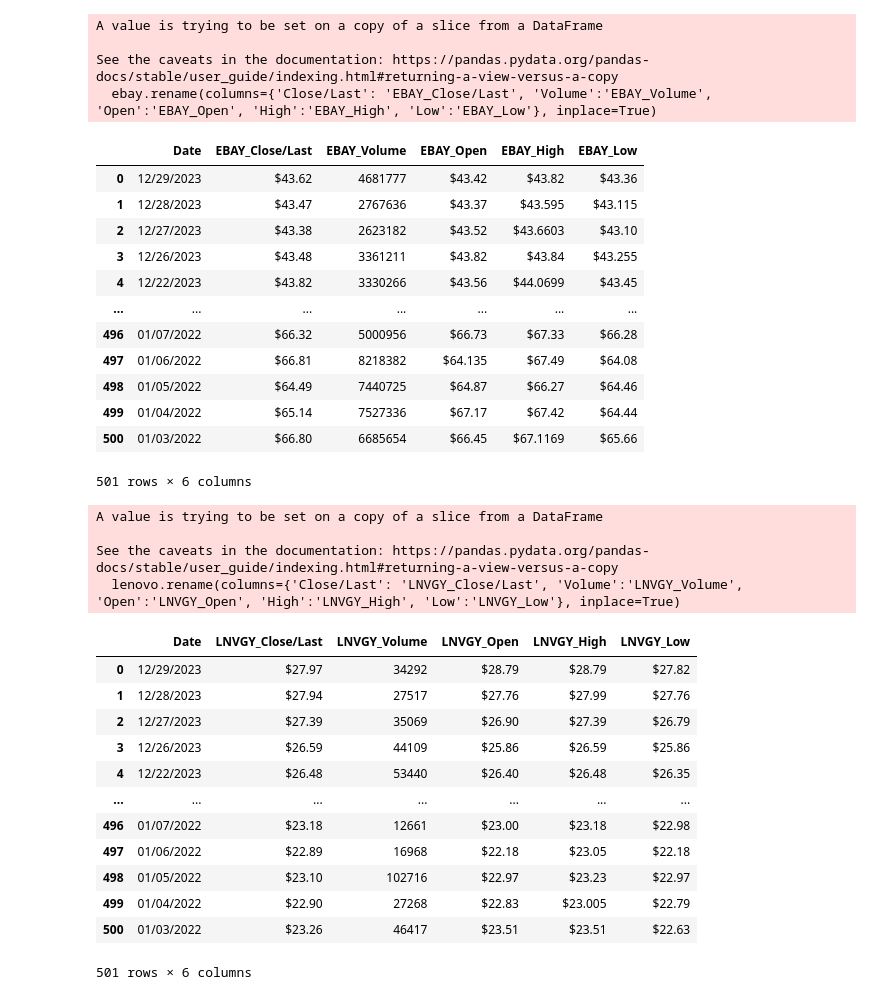
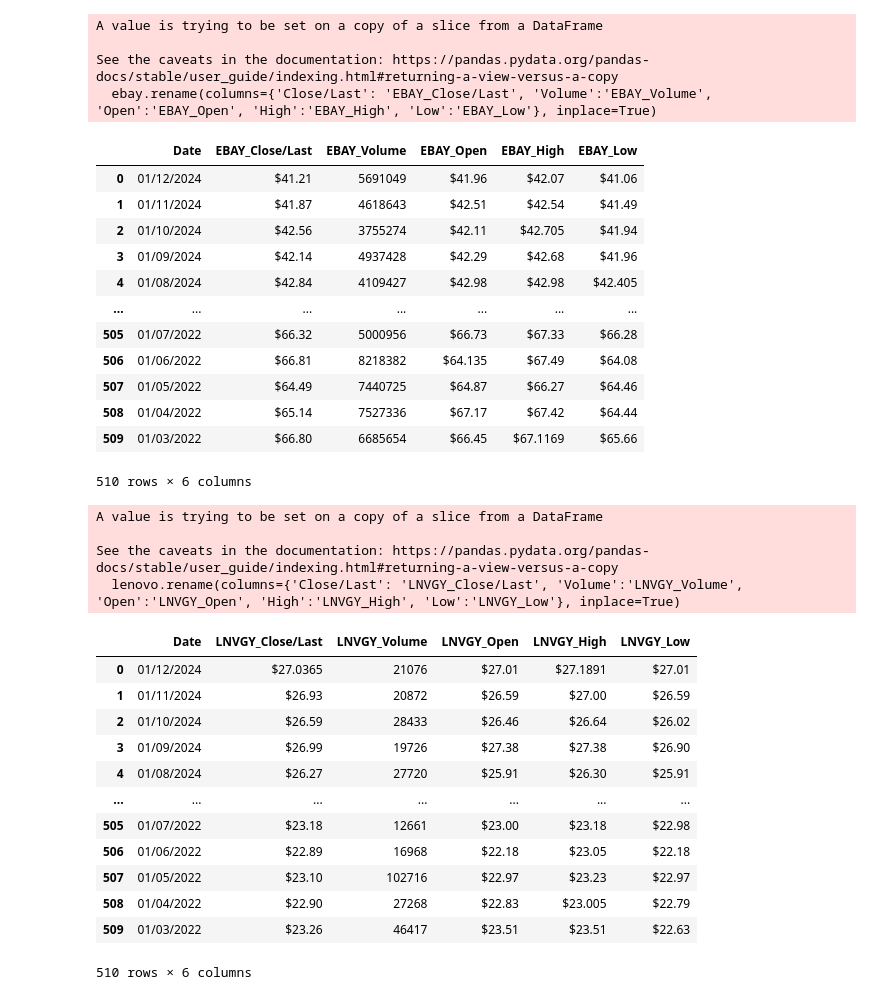
Before and after one commit to Alex-Shane/Stock-Predictor, a Jupyter notebook: Apple Stock Prediction.ipynb, the cells around one changed output. Saved outputs shown, nothing was run; the diff lists cells and outputs as text; code cells hidden in the pictures.

```diff
--- a/Apple Stock Prediction.ipynb
+++ b/Apple Stock Prediction.ipynb
@@ -95,38 +110,38 @@ See the caveats in the documentation: https://pandas.pydata.org/pandas-docs/stab
 # %%
 ebay_df = pd.read_csv('./data/ebay5yr.csv')
 
 # cut out dates after 12/31/23 and before 1/1/22
 ebay_trim = ebay_df.iloc[:-691]
-ebay = ebay_trim.iloc[66:]
+ebay = ebay_trim.iloc[57:]
 
 # clean up index and column names
 ebay.reset_index(drop = True, inplace = True)
 ebay.rename(columns={'Close/Last': 'EBAY_Close/Last', 'Volume':'EBAY_Volume', 'Open':'EBAY_Open', 'High':'EBAY_High', 'Low':'EBAY_Low'}, inplace=True)
 ebay
 # %% [output]
 A value is trying to be set on a copy of a slice from a DataFrame
 
 See the caveats in the documentation: https://pandas.pydata.org/pandas-docs/stable/user_guide/indexing.html#returning-a-view-versus-a-copy
   ebay.rename(columns={'Close/Last': 'EBAY_Close/Last', 'Volume':'EBAY_Volume', 'Open':'EBAY_Open', 'High':'EBAY_High', 'Low':'EBAY_Low'}, inplace=True)
 |  | Date | EBAY_Close/Last | EBAY_Volume | EBAY_Open | EBAY_High | EBAY_Low |
-| 0 | 12/29/2023 | $43.62 | 4681777 | $43.42 | $43.82 | $43.36 |
-| 1 | 12/28/2023 | $43.47 | 2767636 | $43.37 | $43.595 | $43.115 |
-| 2 | 12/27/2023 | $43.38 | 2623182 | $43.52 | $43.6603 | $43.10 |
-| 3 | 12/26/2023 | $43.48 | 3361211 | $43.82 | $43.84 | $43.255 |
-| 4 | 12/22/2023 | $43.82 | 3330266 | $43.56 | $44.0699 | $43.45 |
+| 0 | 01/12/2024 | $41.21 | 5691049 | $41.96 | $42.07 | $41.06 |
+| 1 | 01/11/2024 | $41.87 | 4618643 | $42.51 | $42.54 | $41.49 |
+| 2 | 01/10/2024 | $42.56 | 3755274 | $42.11 | $42.705 | $41.94 |
+| 3 | 01/09/2024 | $42.14 | 4937428 | $42.29 | $42.68 | $41.96 |
+| 4 | 01/08/2024 | $42.84 | 4109427 | $42.98 | $42.98 | $42.405 |
 | ... | ... | ... | ... | ... | ... | ... |
-| 496 | 01/07/2022 | $66.32 | 5000956 | $66.73 | $67.33 | $66.28 |
-| 497 | 01/06/2022 | $66.81 | 8218382 | $64.135 | $67.49 | $64.08 |
-| 498 | 01/05/2022 | $64.49 | 7440725 | $64.87 | $66.27 | $64.46 |
-| 499 | 01/04/2022 | $65.14 | 7527336 | $67.17 | $67.42 | $64.44 |
-| 500 | 01/03/2022 | $66.80 | 6685654 | $66.45 | $67.1169 | $65.66 |
+| 505 | 01/07/2022 | $66.32 | 5000956 | $66.73 | $67.33 | $66.28 |
+| 506 | 01/06/2022 | $66.81 | 8218382 | $64.135 | $67.49 | $64.08 |
+| 507 | 01/05/2022 | $64.49 | 7440725 | $64.87 | $66.27 | $64.46 |
+| 508 | 01/04/2022 | $65.14 | 7527336 | $67.17 | $67.42 | $64.44 |
+| 509 | 01/03/2022 | $66.80 | 6685654 | $66.45 | $67.1169 | $65.66 |
-501 rows × 6 columns
+510 rows × 6 columns
 # %%
 lenovo_df = pd.read_csv('./data/lnvgy5yr.csv')
 
 # cut out dates after 12/31/23 and before 1/1/22
 lenovo_trim = lenovo_df.iloc[:-691]
-lenovo = lenovo_trim.iloc[66:]
+lenovo = lenovo_trim.iloc[57:]
 
 # clean up index and column names
 lenovo.reset_index(drop=True, inplace = True)
@@ -138,18 +153,18 @@ A value is trying to be set on a copy of a slice from a DataFrame
 See the caveats in the documentation: https://pandas.pydata.org/pandas-docs/stable/user_guide/indexing.html#returning-a-view-versus-a-copy
   lenovo.rename(columns={'Close/Last': 'LNVGY_Close/Last', 'Volume':'LNVGY_Volume', 'Open':'LNVGY_Open', 'High':'LNVGY_High', 'Low':'LNVGY_Low'}, inplace=True)
 |  | Date | LNVGY_Close/Last | LNVGY_Volume | LNVGY_Open | LNVGY_High | LNVGY_Low |
-| 0 | 12/29/2023 | $27.97 | 34292 | $28.79 | $28.79 | $27.82 |
-| 1 | 12/28/2023 | $27.94 | 27517 | $27.76 | $27.99 | $27.76 |
-| 2 | 12/27/2023 | $27.39 | 35069 | $26.90 | $27.39 | $26.79 |
-| 3 | 12/26/2023 | $26.59 | 44109 | $25.86 | $26.59 | $25.86 |
-| 4 | 12/22/2023 | $26.48 | 53440 | $26.40 | $26.48 | $26.35 |
+| 0 | 01/12/2024 | $27.0365 | 21076 | $27.01 | $27.1891 | $27.01 |
+| 1 | 01/11/2024 | $26.93 | 20872 | $26.59 | $27.00 | $26.59 |
+| 2 | 01/10/2024 | $26.59 | 28433 | $26.46 | $26.64 | $26.02 |
+| 3 | 01/09/2024 | $26.99 | 19726 | $27.38 | $27.38 | $26.90 |
+| 4 | 01/08/2024 | $26.27 | 27720 | $25.91 | $26.30 | $25.91 |
 | ... | ... | ... | ... | ... | ... | ... |
-| 496 | 01/07/2022 | $23.18 | 12661 | $23.00 | $23.18 | $22.98 |
-| 497 | 01/06/2022 | $22.89 | 16968 | $22.18 | $23.05 | $22.18 |
-| 498 | 01/05/2022 | $23.10 | 102716 | $22.97 | $23.23 | $22.97 |
-| 499 | 01/04/2022 | $22.90 | 27268 | $22.83 | $23.005 | $22.79 |
-| 500 | 01/03/2022 | $23.26 | 46417 | $23.51 | $23.51 | $22.63 |
+| 505 | 01/07/2022 | $23.18 | 12661 | $23.00 | $23.18 | $22.98 |
+| 506 | 01/06/2022 | $22.89 | 16968 | $22.18 | $23.05 | $22.18 |
+| 507 | 01/05/2022 | $23.10 | 102716 | $22.97 | $23.23 | $22.97 |
+| 508 | 01/04/2022 | $22.90 | 27268 | $22.83 | $23.005 | $22.79 |
+| 509 | 01/03/2022 | $23.26 | 46417 | $23.51 | $23.51 | $22.63 |
-501 rows × 6 columns
+510 rows × 6 columns
 # %%
 # merge 4 other stocks on apple's df
 aapl = aapl.merge(msft, on='Date', how='left')
```
Also changed, not shown: parts of 11 cells of this notebook, 1 other file.
